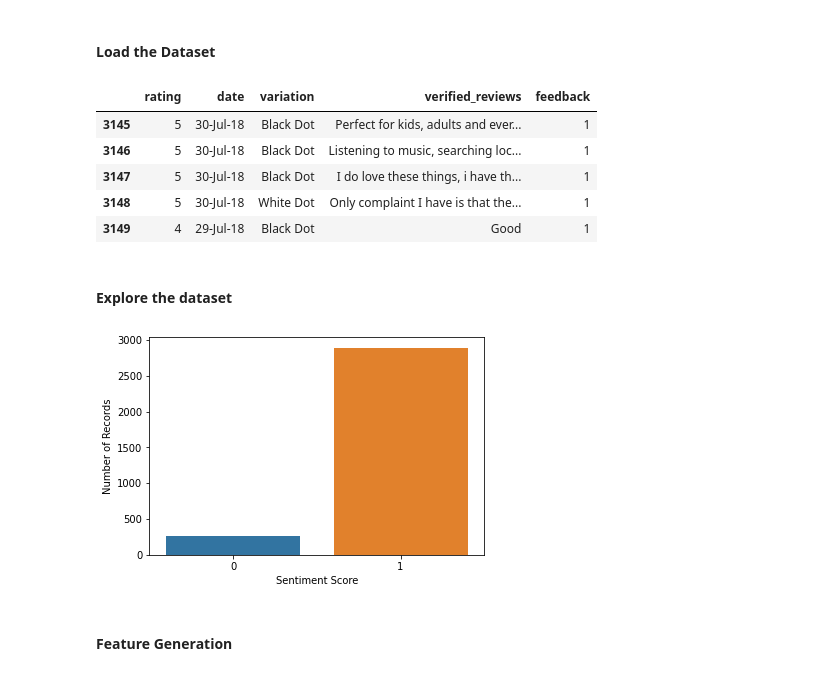
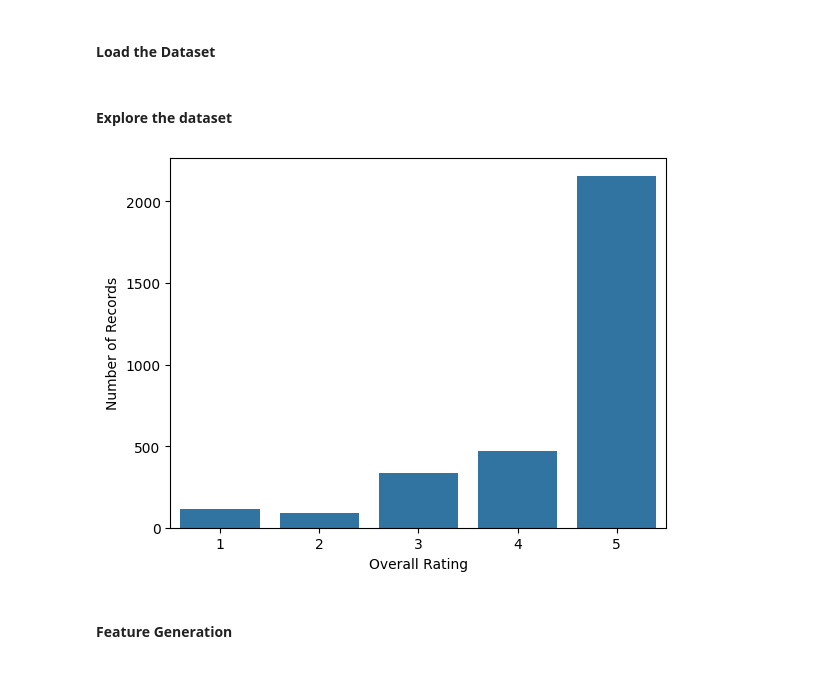
Before and after one commit to aikozvezda/NLP, a Jupyter notebook: [NLP]_Lab_1.ipynb, the cells around one changed output. Drawn from its saved outputs; the diff is of its cells as text; code cells hidden in the pictures.

```diff
--- a/[NLP]_Lab_1.ipynb
+++ b/[NLP]_Lab_1.ipynb
@@ -574,3 +574,12 @@ Will grade it only on and off. But briefly tell us what did you try.
 -
 -
 -
+# %%
+# Import libraries
+import pandas as pd
+
+# read the dataset
+df=pd.read_json('/content/AMAZON_FASHION_5.json',lines = True)
+
+# Show top 5-records
+df.tail()
@@ -577,40 +593,23 @@ Will grade it only on and off. But briefly tell us what did you try.
 # %% [markdown]
 #### Load the Dataset
-# %%
-# Import libraries
-import pandas as pd
-
-# read the dataset
-copus_url = ###############
-df=pd.read_csv(copus_url, sep='\t')
-
-# Show top 5-records
-df.tail()
-# %% [output]
-|  | rating | date | variation | verified_reviews | feedback |
-| 3145 | 5 | 30-Jul-18 | Black Dot | Perfect for kids, adults and ever... | 1 |
-| 3146 | 5 | 30-Jul-18 | Black Dot | Listening to music, searching loc... | 1 |
-| 3147 | 5 | 30-Jul-18 | Black Dot | I do love these things, i have th... | 1 |
-| 3148 | 5 | 30-Jul-18 | White Dot | Only complaint I have is that the... | 1 |
-| 3149 | 4 | 29-Jul-18 | Black Dot | Good | 1 |
 # %% [markdown]
 #### Explore the dataset
 # %%
 # Import seaborn
 import seaborn as sns
 import matplotlib.pyplot as plt
 
 # Count plot
-sns.countplot(x='feedback', data=df)
+sns.countplot(x='overall', data=df)
 
 # Set X-axis and Y-axis labels
-plt.xlabel('Sentiment Score')
+plt.xlabel('Overall Rating')
 plt.ylabel('Number of Records')
 
 # Show the plot using show() function
 plt.show()
 # %% [output]
-[figure, old version]
+[figure, new version]
 # %% [markdown]
 #### Feature Generation
 # %%
```
Also changed, not shown: parts of 7 cells of this notebook.
